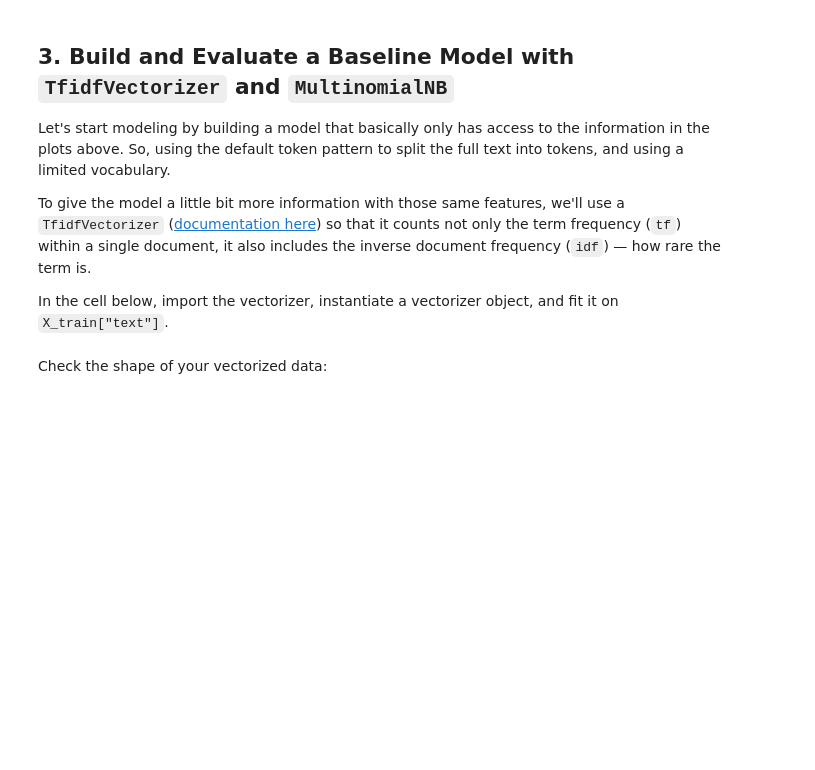
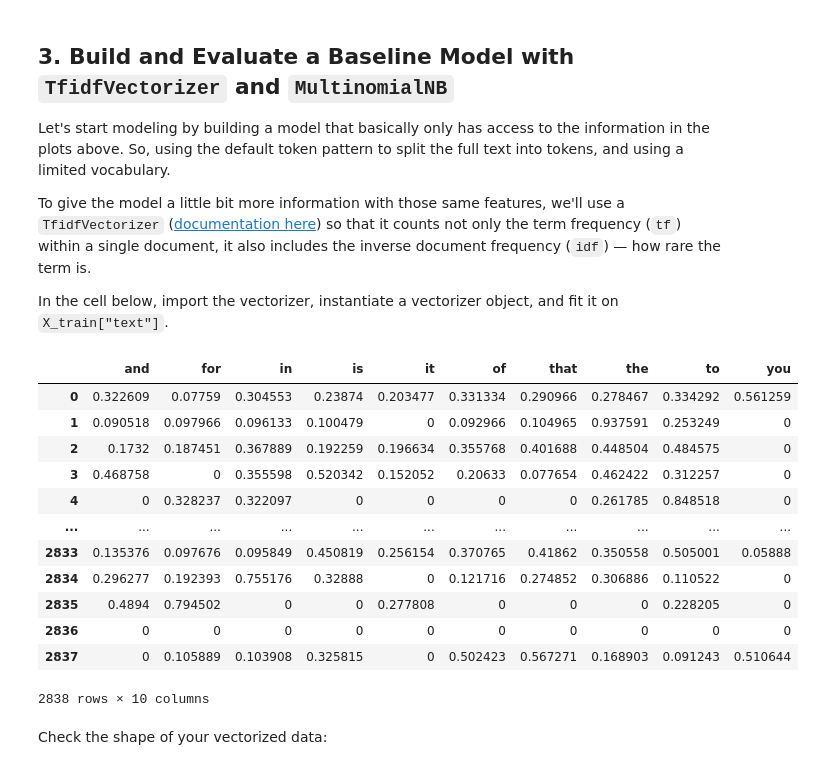
Before and after one commit to vnelima/dsc-nlp-lab, a Jupyter notebook: index.ipynb, the cells around one changed output. Saved outputs shown, nothing was run; the diff lists cells and outputs as text; code cells hidden in the pictures; blank space fills up the shorter version.

```diff
--- a/index.ipynb
+++ b/index.ipynb
@@ -454,18 +548,32 @@ In the cell below, import the vectorizer, instantiate a vectorizer object, and f
 # %%
 # Replace None with appropriate code
 
 # Import the relevant vectorizer class
-None
+from sklearn.feature_extraction.text import TfidfVectorizer
 
 # Instantiate a vectorizer with max_features=10
 # (we are using the default token pattern)
-tfidf = None
+tfidf = TfidfVectorizer(max_features=10)
 
 # Fit the vectorizer on X_train["text"] and transform it
-X_train_vectorized = None
+X_train_vectorized = tfidf.fit_transform(X_train["text"])
 
 # Visually inspect the 10 most common words
 pd.DataFrame.sparse.from_spmatrix(X_train_vectorized, columns=tfidf.get_feature_names_out())
+# %% [output]
+|  | and | for | in | is | it | of | that | the | to | you |
+| 0 | 0.322609 | 0.07759 | 0.304553 | 0.23874 | 0.203477 | 0.331334 | 0.290966 | 0.278467 | 0.334292 | 0.561259 |
+| 1 | 0.090518 | 0.097966 | 0.096133 | 0.100479 | 0 | 0.092966 | 0.104965 | 0.937591 | 0.253249 | 0 |
+| 2 | 0.1732 | 0.187451 | 0.367889 | 0.192259 | 0.196634 | 0.355768 | 0.401688 | 0.448504 | 0.484575 | 0 |
+| 3 | 0.468758 | 0 | 0.355598 | 0.520342 | 0.152052 | 0.20633 | 0.077654 | 0.462422 | 0.312257 | 0 |
+| 4 | 0 | 0.328237 | 0.322097 | 0 | 0 | 0 | 0 | 0.261785 | 0.848518 | 0 |
+| ... | ... | ... | ... | ... | ... | ... | ... | ... | ... | ... |
+| 2833 | 0.135376 | 0.097676 | 0.095849 | 0.450819 | 0.256154 | 0.370765 | 0.41862 | 0.350558 | 0.505001 | 0.05888 |
+| 2834 | 0.296277 | 0.192393 | 0.755176 | 0.32888 | 0 | 0.121716 | 0.274852 | 0.306886 | 0.110522 | 0 |
+| 2835 | 0.4894 | 0.794502 | 0 | 0 | 0.277808 | 0 | 0 | 0 | 0.228205 | 0 |
+| 2836 | 0 | 0 | 0 | 0 | 0 | 0 | 0 | 0 | 0 | 0 |
+| 2837 | 0 | 0.105889 | 0.103908 | 0.325815 | 0 | 0.502423 | 0.567271 | 0.168903 | 0.091243 | 0.510644 |
+2838 rows × 10 columns
 # %% [markdown]
 Check the shape of your vectorized data:
 # %%
```
Also changed, not shown: parts of 52 cells of this notebook.
